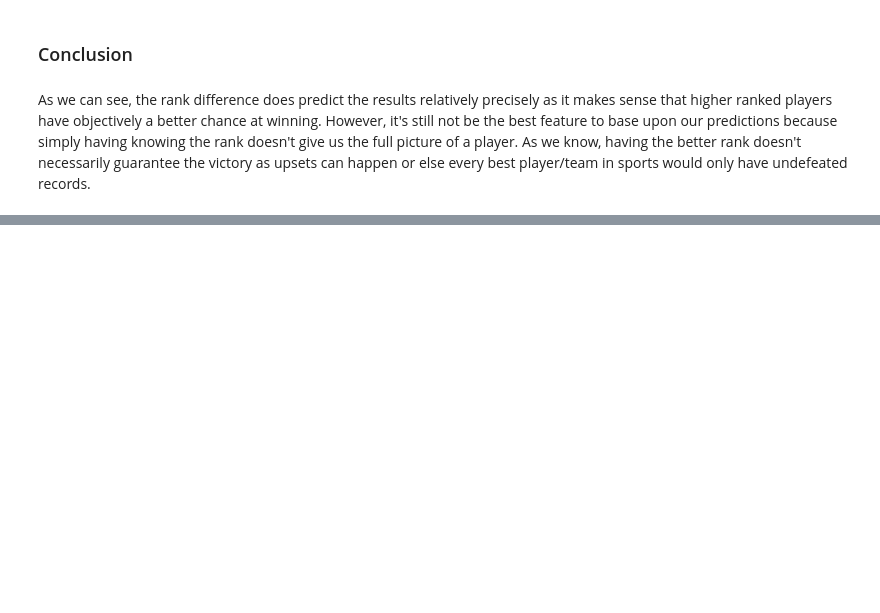
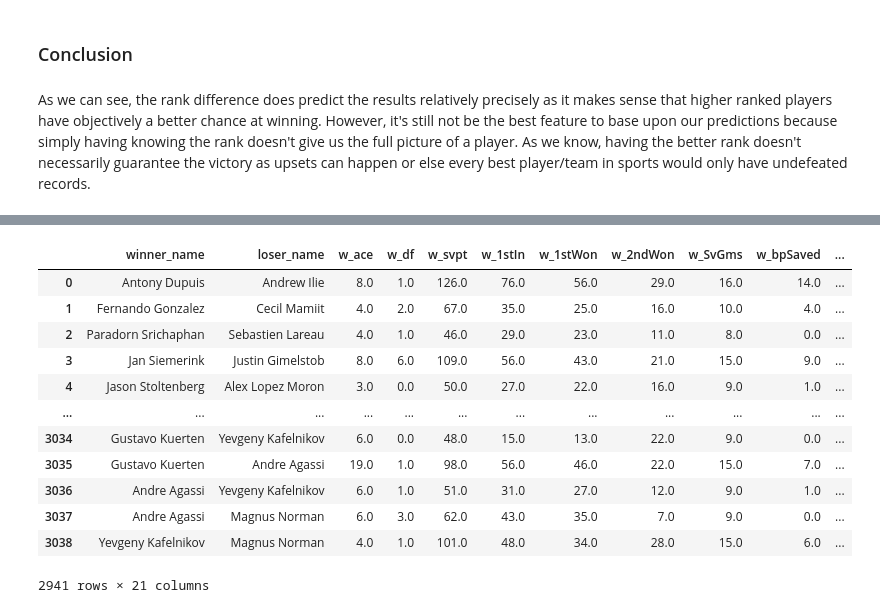
Before and after one commit to kevjiang64/SOEN471, a Jupyter notebook: Logistic Regression.ipynb, the cells around one changed output, grey strips where cells are left out. Cells and saved outputs as stored; diff of their text form; code cells hidden in the pictures; blank space fills up the shorter version.

```diff
--- a/Logistic Regression.ipynb
+++ b/Logistic Regression.ipynb
@@ -224,0 +227,3 @@ This logistic regression on the other
+# %%
+ATP_Matches = pd.read_csv("./dataset/atp_matches_2000.csv")
+ATP_Matches
@@ -224,0 +280,4 @@ This logistic regression on the other
+# %%
+won_column = np.where(True, 1, 0)
+ATP_Matches["Won"] = won_column
+ATP_Matches["Won"]
@@ -224,0 +299,18 @@ This logistic regression on the other
+# %%
+tennis_dataset = ATP_Matches.iloc[:, [10, 20, 31, 32, 33, 34, 35, 36, 37, 38, 39, 40, 41, 42, 43, 44, 45, 46, 47, 48, 49]]
+tennis_dataset = tennis_dataset.dropna()
+tennis_dataset
+# %% [output]
+|  | winner_name | loser_name | w_ace | w_df | w_svpt | w_1stIn | w_1stWon | w_2ndWon | w_SvGms | w_bpSaved | ... |
+| 0 | Antony Dupuis | Andrew Ilie | 8.0 | 1.0 | 126.0 | 76.0 | 56.0 | 29.0 | 16.0 | 14.0 | ... |
+| 1 | Fernando Gonzalez | Cecil Mamiit | 4.0 | 2.0 | 67.0 | 35.0 | 25.0 | 16.0 | 10.0 | 4.0 | ... |
+| 2 | Paradorn Srichaphan | Sebastien Lareau | 4.0 | 1.0 | 46.0 | 29.0 | 23.0 | 11.0 | 8.0 | 0.0 | ... |
+| 3 | Jan Siemerink | Justin Gimelstob | 8.0 | 6.0 | 109.0 | 56.0 | 43.0 | 21.0 | 15.0 | 9.0 | ... |
+| 4 | Jason Stoltenberg | Alex Lopez Moron | 3.0 | 0.0 | 50.0 | 27.0 | 22.0 | 16.0 | 9.0 | 1.0 | ... |
+| ... | ... | ... | ... | ... | ... | ... | ... | ... | ... | ... | ... |
+| 3034 | Gustavo Kuerten | Yevgeny Kafelnikov | 6.0 | 0.0 | 48.0 | 15.0 | 13.0 | 22.0 | 9.0 | 0.0 | ... |
+| 3035 | Gustavo Kuerten | Andre Agassi | 19.0 | 1.0 | 98.0 | 56.0 | 46.0 | 22.0 | 15.0 | 7.0 | ... |
+| 3036 | Andre Agassi | Yevgeny Kafelnikov | 6.0 | 1.0 | 51.0 | 31.0 | 27.0 | 12.0 | 9.0 | 1.0 | ... |
+| 3037 | Andre Agassi | Magnus Norman | 6.0 | 3.0 | 62.0 | 43.0 | 35.0 | 7.0 | 9.0 | 0.0 | ... |
+| 3038 | Yevgeny Kafelnikov | Magnus Norman | 4.0 | 1.0 | 101.0 | 48.0 | 34.0 | 28.0 | 15.0 | 6.0 | ... |
+2941 rows × 21 columns
```
Also changed, not shown: parts of 26 cells of this notebook, 1 other file.
